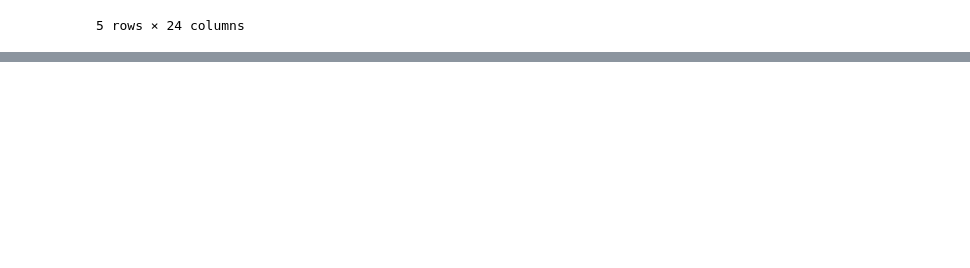
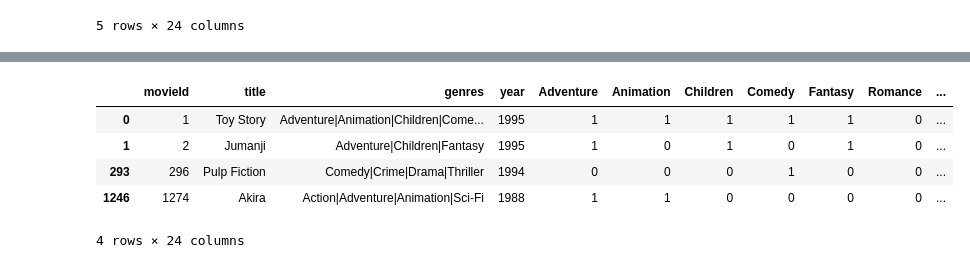
Before and after one commit to MohammadSAzar/MachineLearning-Maktankhooneh-Course-, a Jupyter notebook: S5/Content/ContentRecom.ipynb, the cells around one changed output, grey strips where cells are left out. Saved outputs shown, nothing was run; the diff lists cells and outputs as text; code cells hidden in the pictures; blank space fills up the shorter version.

```diff
--- a/S5/Content/ContentRecom.ipynb
+++ b/S5/Content/ContentRecom.ipynb
@@ -108,0 +133,10 @@ ServerApp.rate_limit_window=3.0 (secs)
+# %%
+user_input = [
+            {'title':'Breakfast Club', 'rating':5},
+            {'title':'Toy Story', 'rating':3.5},
+            {'title':'Jumanji', 'rating':2},
+            {'title':"Pulp Fiction", 'rating':5},
+            {'title':'Akira', 'rating':4.5}
+         ]
+user_input_df = pd.DataFrame(user_input)
+user_input_df
@@ -108,0 +150,10 @@ ServerApp.rate_limit_window=3.0 (secs)
+# %%
+user_input_id = movies_df[movies_df['title'].isin(user_input_df['title'].tolist())]
+user_input_id
+# %% [output]
+|  | movieId | title | genres | year | Adventure | Animation | Children | Comedy | Fantasy | Romance | ... |
+| 0 | 1 | Toy Story | Adventure|Animation|Children|Come... | 1995 | 1 | 1 | 1 | 1 | 1 | 0 | ... |
+| 1 | 2 | Jumanji | Adventure|Children|Fantasy | 1995 | 1 | 0 | 1 | 0 | 1 | 0 | ... |
+| 293 | 296 | Pulp Fiction | Comedy|Crime|Drama|Thriller | 1994 | 0 | 0 | 0 | 1 | 0 | 0 | ... |
+| 1246 | 1274 | Akira | Action|Adventure|Animation|Sci-Fi | 1988 | 1 | 1 | 0 | 0 | 0 | 0 | ... |
+4 rows × 24 columns
```
Also changed, not shown: parts of 18 cells of this notebook.
